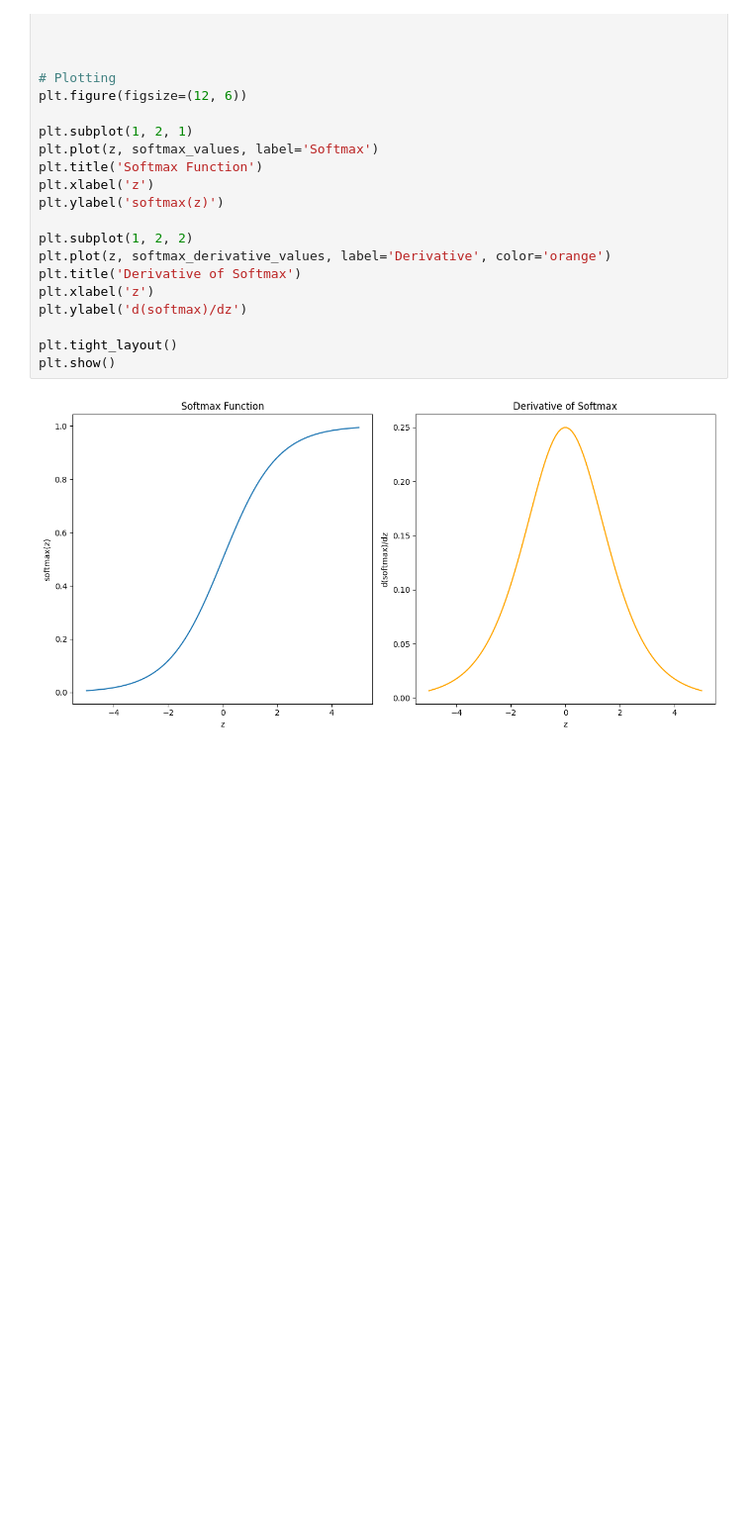
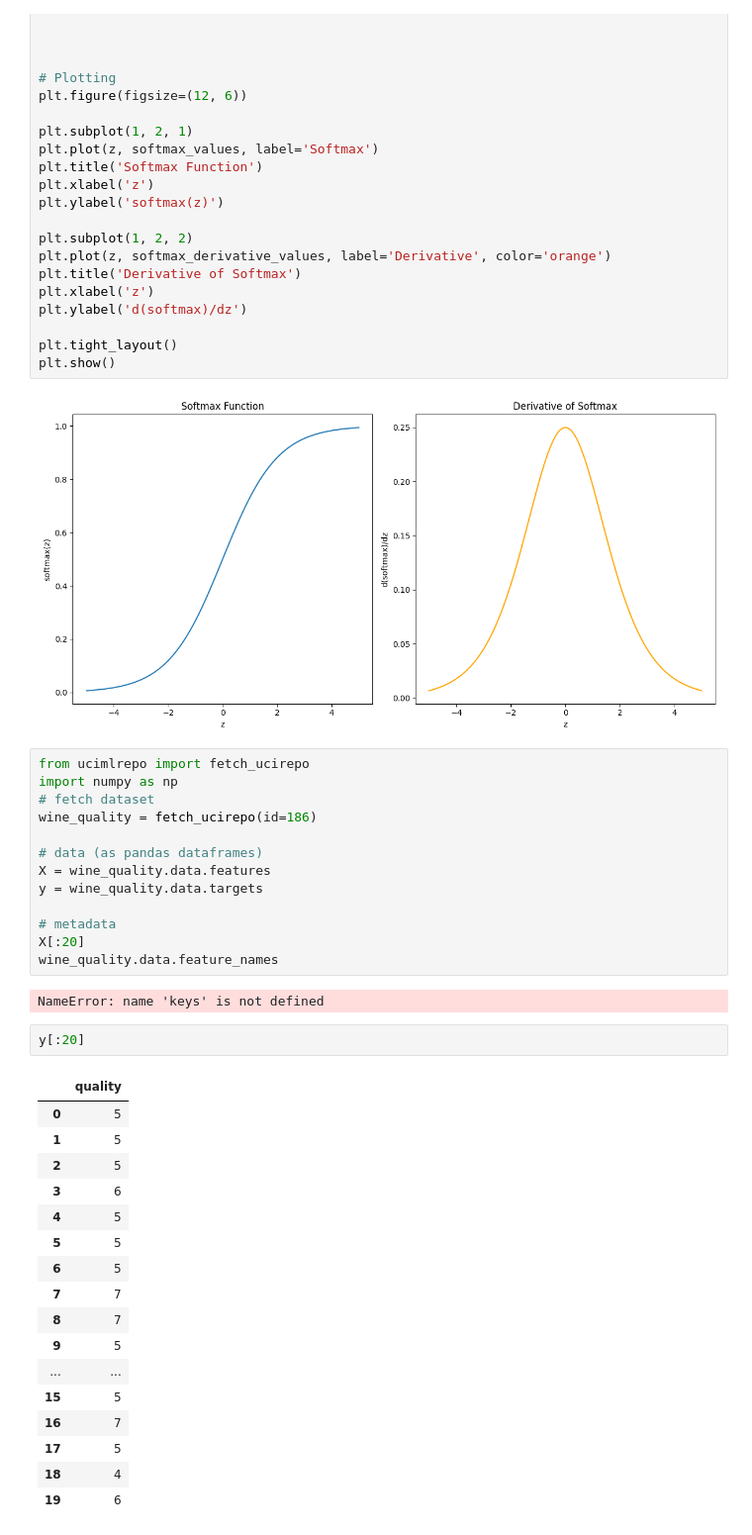
Before and after one commit to TheGhoul21/ml-xmas-fun-2023, a Jupyter notebook: notebook.ipynb, the cells around one changed output. Shown at 99% size. Cells and saved outputs as stored; diff of their text form; blank space fills up the shorter version.

```diff
--- a/notebook.ipynb
+++ b/notebook.ipynb
@@ -35,3 +35,38 @@ plt.tight_layout()
 plt.show()
 # %% [output]
 [figure]
+# %%
+from ucimlrepo import fetch_ucirepo
+import numpy as np
+# fetch dataset
+wine_quality = fetch_ucirepo(id=186)
+
+# data (as pandas dataframes)
+X = wine_quality.data.features
+y = wine_quality.data.targets
+
+# metadata
+X[:20]
+wine_quality.data.feature_names
+# %% [output]
+NameError: name 'keys' is not defined
+# %%
+y[:20]
+# %% [output]
+|  | quality |
+| 0 | 5 |
+| 1 | 5 |
+| 2 | 5 |
+| 3 | 6 |
+| 4 | 5 |
+| 5 | 5 |
+| 6 | 5 |
+| 7 | 7 |
+| 8 | 7 |
+| 9 | 5 |
+| ... | ... |
+| 15 | 5 |
+| 16 | 7 |
+| 17 | 5 |
+| 18 | 4 |
+| 19 | 6 |
```
Also changed, not shown: 3 other files.
